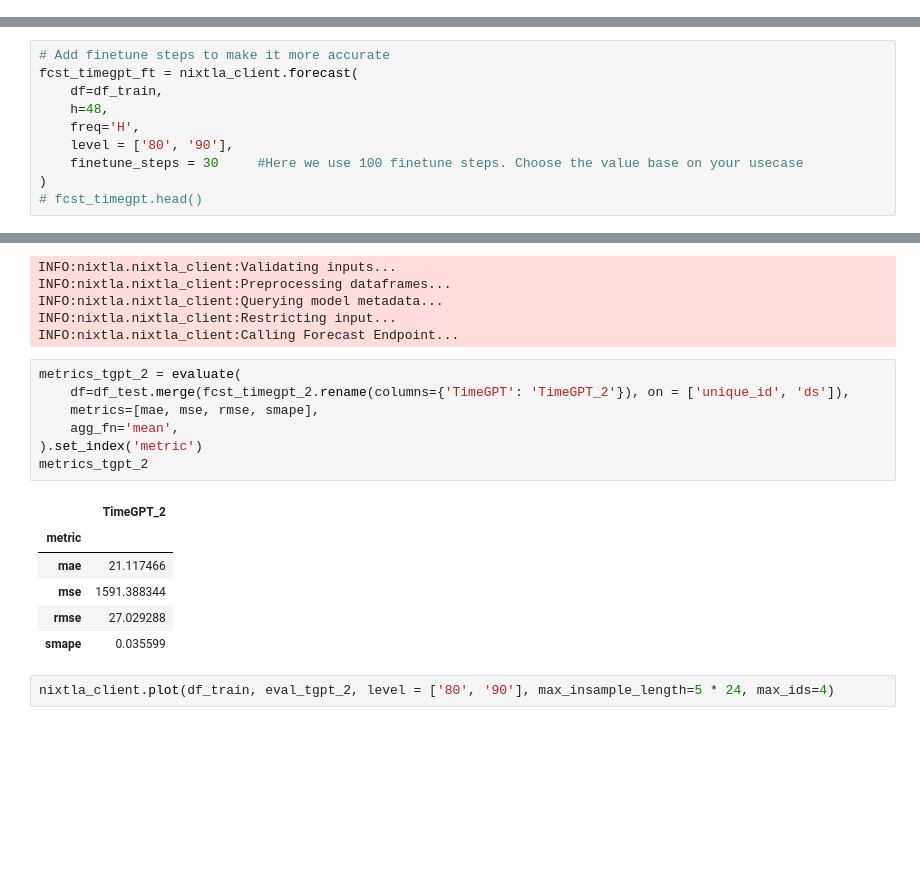
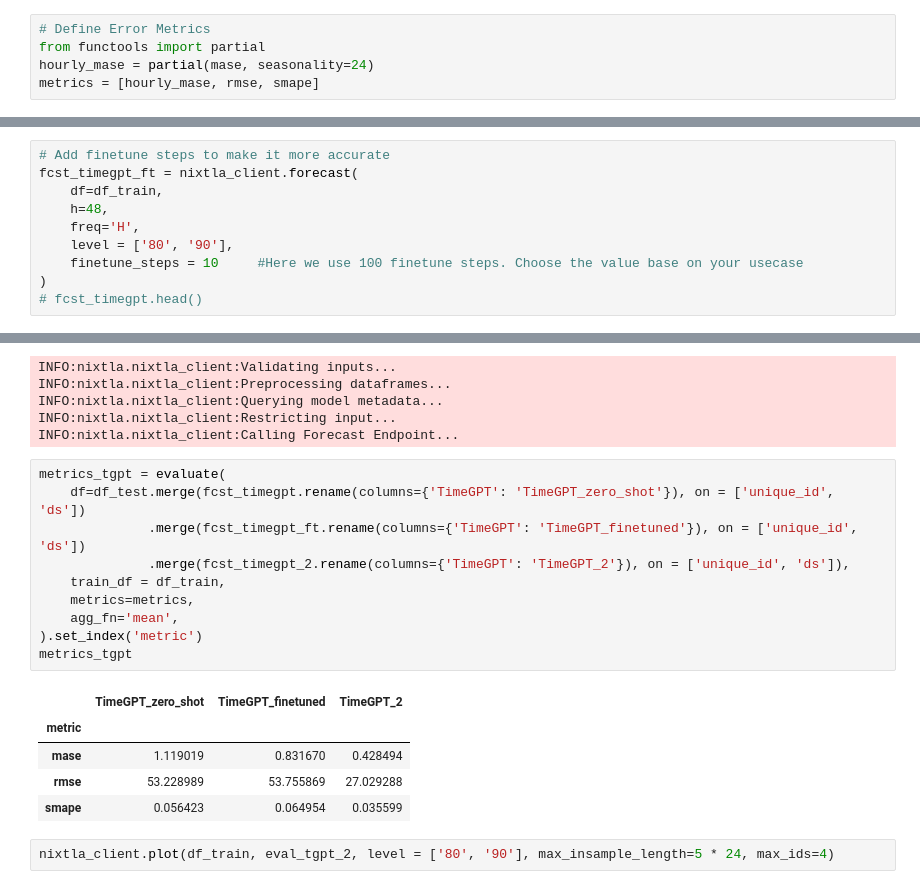
Before and after one commit to Yibei990826/pydata_2025_statsforecast, a Jupyter notebook: statsforecast_demo.ipynb, the cells around one changed output, grey strips where cells are left out. Cells and saved outputs as stored; diff of their text form; blank space fills up the shorter version.

```diff
--- a/statsforecast_demo.ipynb
+++ b/statsforecast_demo.ipynb
@@ -23,6 +23,11 @@ n_series = 8
 uids = Y_train_df['unique_id'].drop_duplicates().sample(8, random_state=23).values
 df_train = Y_train_df.query('unique_id in @uids')
 df_test = Y_test_df.query('unique_id in @uids')
+# %%
+# Define Error Metrics
+from functools import partial
+hourly_mase = partial(mase, seasonality=24)
+metrics = [hourly_mase, rmse, smape]
 # %%
 plot_series(df_train, df_test.rename(columns={"y": "actual"}), max_ids = 4)
 # %% [output]
@@ -233,7 +240,7 @@ fcst_timegpt_ft = nixtla_client.forecast(
     h=48,
     freq='H',
     level = ['80', '90'],
-    finetune_steps = 30     #Here we use 100 finetune steps. Choose the value base on your usecase
+    finetune_steps = 10     #Here we use 100 finetune steps. Choose the value base on your usecase
 )
 # fcst_timegpt.head()
 # %% [output]
@@ -287,19 +269,21 @@ INFO:nixtla.nixtla_client:Querying model metadata...
 INFO:nixtla.nixtla_client:Restricting input...
 INFO:nixtla.nixtla_client:Calling Forecast Endpoint...
 # %%
-metrics_tgpt_2 = evaluate(
-    df=df_test.merge(fcst_timegpt_2.rename(columns={'TimeGPT': 'TimeGPT_2'}), on = ['unique_id', 'ds']),
-    metrics=[mae, mse, rmse, smape],
+metrics_tgpt = evaluate(
+    df=df_test.merge(fcst_timegpt.rename(columns={'TimeGPT': 'TimeGPT_zero_shot'}), on = ['unique_id', 'ds'])
+              .merge(fcst_timegpt_ft.rename(columns={'TimeGPT': 'TimeGPT_finetuned'}), on = ['unique_id', 'ds'])
+              .merge(fcst_timegpt_2.rename(columns={'TimeGPT': 'TimeGPT_2'}), on = ['unique_id', 'ds']),
+    train_df = df_train,
+    metrics=metrics,
     agg_fn='mean',
 ).set_index('metric')
-metrics_tgpt_2
+metrics_tgpt
 # %% [output]
-|  | TimeGPT_2 |
-| metric |  |
-| mae | 21.117466 |
-| mse | 1591.388344 |
-| rmse | 27.029288 |
-| smape | 0.035599 |
+|  | TimeGPT_zero_shot | TimeGPT_finetuned | TimeGPT_2 |
+| metric |  |  |  |
+| mase | 1.119019 | 0.831670 | 0.428494 |
+| rmse | 53.228989 | 53.755869 | 27.029288 |
+| smape | 0.056423 | 0.064954 | 0.035599 |
 # %%
 nixtla_client.plot(df_train, eval_tgpt_2, level = ['80', '90'], max_insample_length=5 * 24, max_ids=4)
 # %% [output]
```
Also changed, not shown: parts of 12 cells of this notebook.
